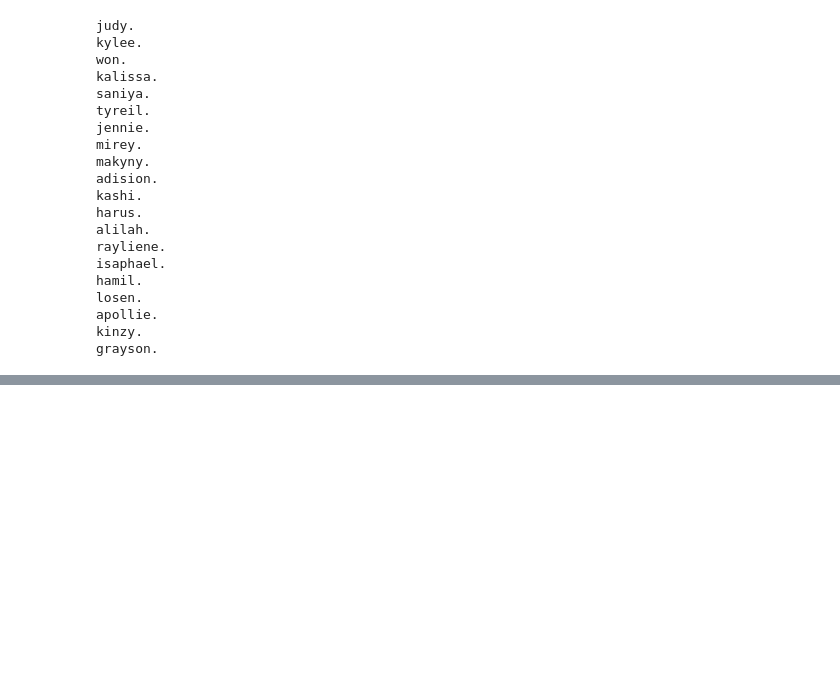
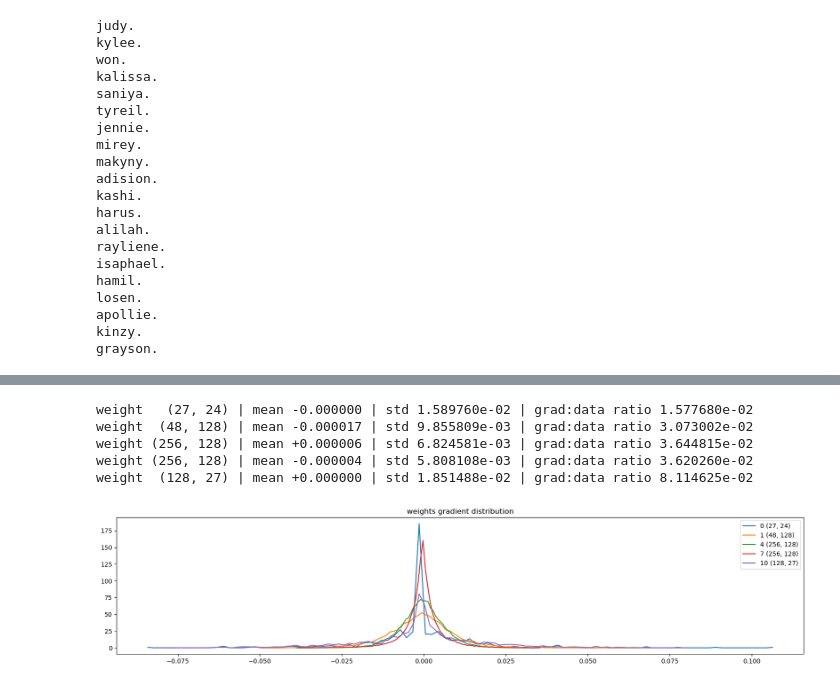
Before and after one commit to Asterikss/Notebook_explorer, a Jupyter notebook: Fusion_names_model.ipynb, the cells around one changed output, grey strips where cells are left out. Cells and saved outputs as stored; diff of their text form; code cells hidden in the pictures; blank space fills up the shorter version.

```diff
--- a/Fusion_names_model.ipynb
+++ b/Fusion_names_model.ipynb
@@ -404,0 +423,19 @@ grayson.
+# %%
+plt.figure(figsize=(20, 4))
+legends = []
+for i,p in enumerate(parameters):
+  t = p.grad
+  if p.ndim == 2:
+    print('weight %10s | mean %+f | std %e | grad:data ratio %e' % (tuple(p.shape), t.mean(), t.std(), t.std() / p.std()))
+    hy, hx = torch.histogram(t, density=True)
+    plt.plot(hx[:-1].detach(), hy.detach())
+    legends.append(f'{i} {tuple(p.shape)}')
+plt.legend(legends)
+plt.title('weights gradient distribution');
+# %% [output]
+weight   (27, 24) | mean -0.000000 | std 1.589760e-02 | grad:data ratio 1.577680e-02
+weight  (48, 128) | mean -0.000017 | std 9.855809e-03 | grad:data ratio 3.073002e-02
+weight (256, 128) | mean +0.000006 | std 6.824581e-03 | grad:data ratio 3.644815e-02
+weight (256, 128) | mean -0.000004 | std 5.808108e-03 | grad:data ratio 3.620260e-02
+weight  (128, 27) | mean +0.000000 | std 1.851488e-02 | grad:data ratio 8.114625e-02
+[figure, added]
```
Also changed, not shown: parts of 11 cells of this notebook.
